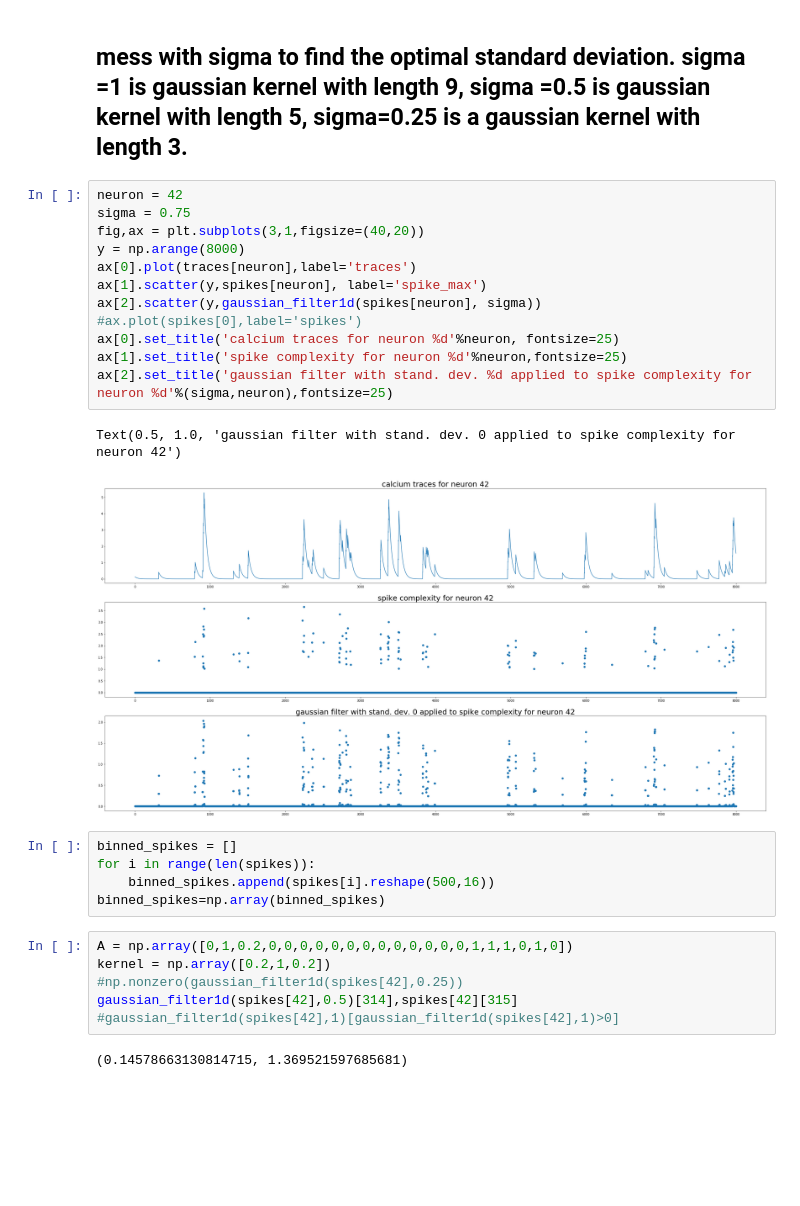
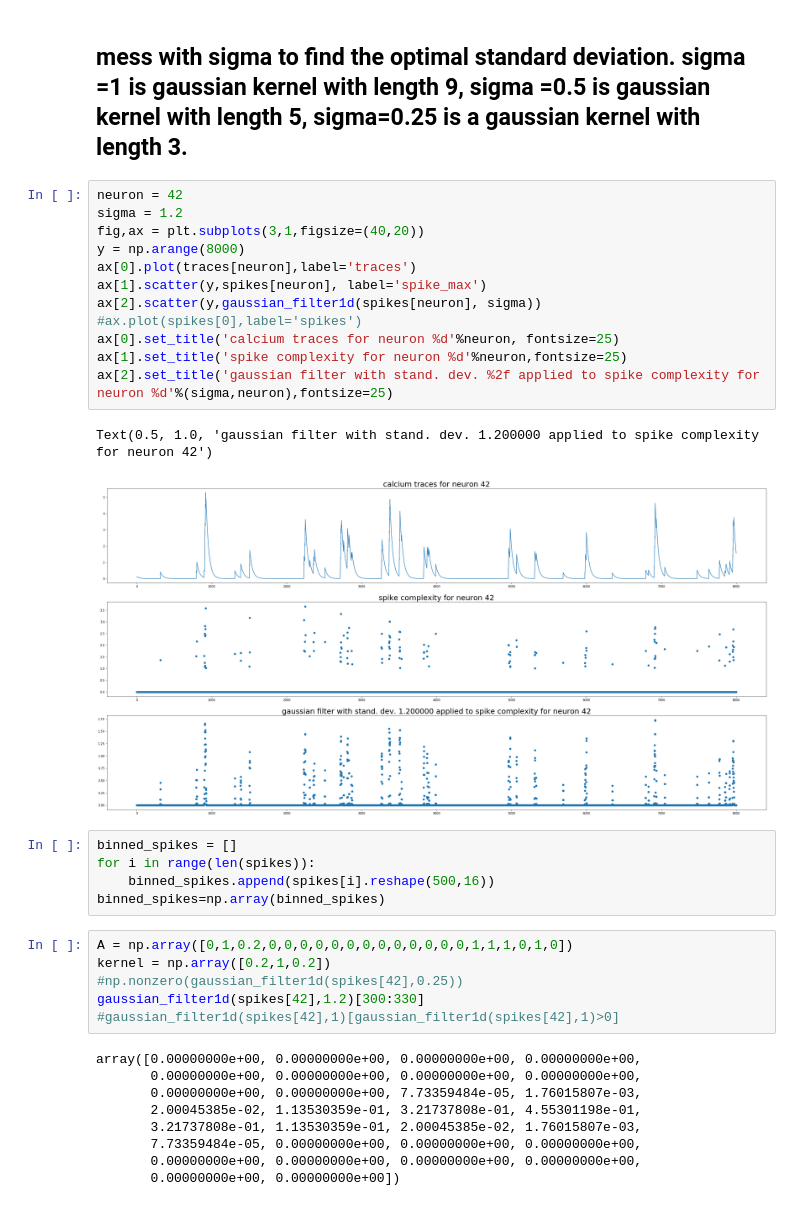
Before and after one commit to ulgenklc/temporal_network_analysis, a Jupyter notebook: data_process.ipynb, the cells around one changed output. Saved outputs shown, nothing was run; the diff lists cells and outputs as text; blank space fills up the shorter version.

```diff
--- a/data_process.ipynb
+++ b/data_process.ipynb
@@ -23,19 +23,19 @@ for i,line in enumerate(reader_spike):
 ## mess with sigma to find the optimal standard deviation. sigma =1 is gaussian kernel with length 9, sigma =0.5 is gaussian kernel with length 5, sigma=0.25 is a gaussian kernel with length 3.
 # %%
 neuron = 42
-sigma = 0.75
+sigma = 1.2
 fig,ax = plt.subplots(3,1,figsize=(40,20))
 y = np.arange(8000)
 ax[0].plot(traces[neuron],label='traces')
 ax[1].scatter(y,spikes[neuron], label='spike_max')
 ax[2].scatter(y,gaussian_filter1d(spikes[neuron], sigma))
 #ax.plot(spikes[0],label='spikes')
 ax[0].set_title('calcium traces for neuron %d'%neuron, fontsize=25)
 ax[1].set_title('spike complexity for neuron %d'%neuron,fontsize=25)
-ax[2].set_title('gaussian filter with stand. dev. %d applied to spike complexity for neuron %d'%(sigma,neuron),fontsize=25)
+ax[2].set_title('gaussian filter with stand. dev. %2f applied to spike complexity for neuron %d'%(sigma,neuron),fontsize=25)
 # %% [output]
-Text(0.5, 1.0, 'gaussian filter with stand. dev. 0 applied to spike complexity for neuron 42')
+Text(0.5, 1.0, 'gaussian filter with stand. dev. 1.200000 applied to spike complexity for neuron 42')
-[figure, old version]
+[figure, new version]
 # %%
 binned_spikes = []
 for i in range(len(spikes)):
@@ -45,7 +45,14 @@ binned_spikes=np.array(binned_spikes)
 A = np.array([0,1,0.2,0,0,0,0,0,0,0,0,0,0,0,0,0,1,1,1,0,1,0])
 kernel = np.array([0.2,1,0.2])
 #np.nonzero(gaussian_filter1d(spikes[42],0.25))
-gaussian_filter1d(spikes[42],0.5)[314],spikes[42][315]
+gaussian_filter1d(spikes[42],1.2)[300:330]
 #gaussian_filter1d(spikes[42],1)[gaussian_filter1d(spikes[42],1)>0]
 # %% [output]
-(0.14578663130814715, 1.369521597685681)
+array([0.00000000e+00, 0.00000000e+00, 0.00000000e+00, 0.00000000e+00,
+       0.00000000e+00, 0.00000000e+00, 0.00000000e+00, 0.00000000e+00,
+       0.00000000e+00, 0.00000000e+00, 7.73359484e-05, 1.76015807e-03,
+       2.00045385e-02, 1.13530359e-01, 3.21737808e-01, 4.55301198e-01,
+       3.21737808e-01, 1.13530359e-01, 2.00045385e-02, 1.76015807e-03,
+       7.73359484e-05, 0.00000000e+00, 0.00000000e+00, 0.00000000e+00,
+       0.00000000e+00, 0.00000000e+00, 0.00000000e+00, 0.00000000e+00,
+       0.00000000e+00, 0.00000000e+00])
```
Also changed, not shown: parts of 1 cell of this notebook, 2 other files.
